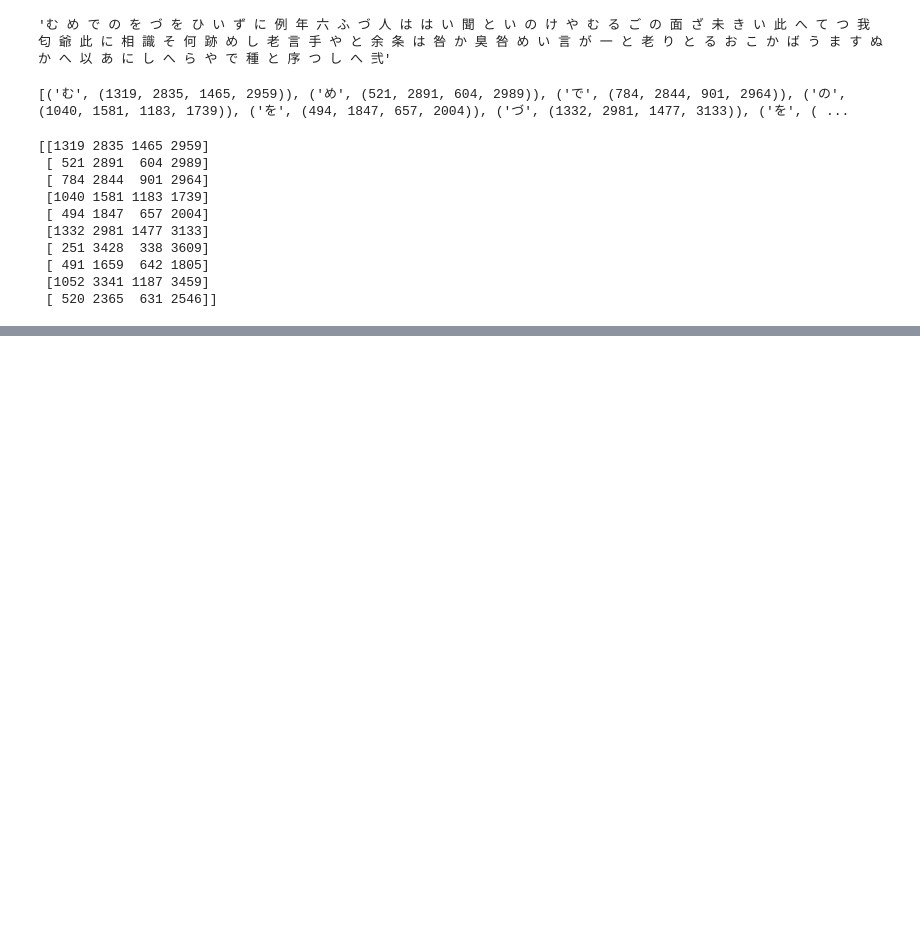
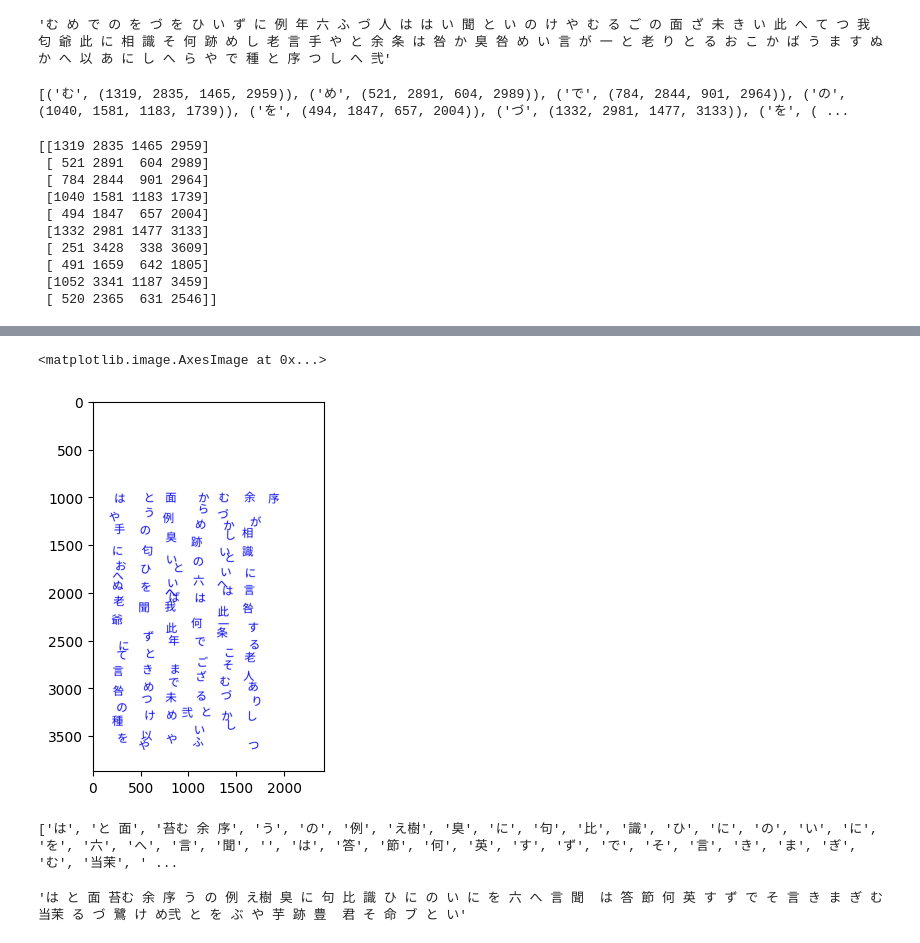
Before and after one commit to aumahesh-mids/kuzushiji-recognition, a Jupyter notebook: thanya.ipynb, the cells around one changed output, grey strips where cells are left out. Saved outputs shown, nothing was run; the diff lists cells and outputs as text; code cells hidden in the pictures; blank space fills up the shorter version.

Commit message:
more attempts to get a legible/meaningful text from ocr

```diff
--- a/thanya.ipynb
+++ b/thanya.ipynb
@@ -181,0 +198,22 @@ cnts[:2]
+# %%
+# new image attempt.
+filename = '/home/ec2-user/code/restor-ai-tion/data/full/100241706/images/100241706_00002_2.jpg'
+tgt_folder = '/home/ec2-user/code/t-hanya/kuzushiji-recognition/data/preds'
+tgt_filename = os.path.join(tgt_folder, 'ocr_{}'.format(os.path.basename(filename)))
+cv2img = cv2.imread('/home/ec2-user/code/restor-ai-tion/data/full/100241706/images/100241706_00002_2.jpg')
+n, m = cv2img.shape[0], cv2img.shape[1]
+pred_image = Image.new('RGB', (m, n), color=(255,255,255,127))
+pred_draw = ImageDraw.Draw(pred_image)
+limit = len(unicodes)
+for (pred, bbox) in zip(unicodes[:limit], bboxes[:limit]):
+    x, y, w, h = bbox_values(bbox)
+    i = np.argmax(pred)
+    label = chr(int(pred[2:], 16))
+    pred_draw.text((x, y), label, fill=text_color, font = font)
+pred_image.save(tgt_filename)
+
+ocr_img = cv2.imread(tgt_filename)
+plt.imshow(ocr_img)
+# %% [output]
+<matplotlib.image.AxesImage at 0x...>
+[figure, added]
@@ -181,0 +222,12 @@ cnts[:2]
+# %%
+## easyocr on modern japenese
+import easyocr
+reader = easyocr.Reader(['ja'])
+result = reader.readtext(tgt_filename, detail = 0)
+print(result)
+# %% [output]
+['は', 'と 面', '苔む 余 序', 'う', 'の', '例', 'え樹', '臭', 'に', '句', '比', '識', 'ひ', 'に', 'の', 'い', 'に', 'を', '六', 'へ', '言', '聞', '', 'は', '答', '節', '何', '英', 'す', 'ず', 'で', 'そ', '言', 'き', 'ま', 'ぎ', 'む', '当茉', ' ...
+# %%
+' '.join(result)
+# %% [output]
+'は と 面 苔む 余 序 う の 例 え樹 臭 に 句 比 識 ひ に の い に を 六 へ 言 聞  は 答 節 何 英 す ず で そ 言 き ま ぎ む 当茉 る づ 鷺 け め弐 と を ぶ や 芋 跡 豊  君 そ 命 ブ と い'
```
Also changed, not shown: parts of 7 cells of this notebook.
